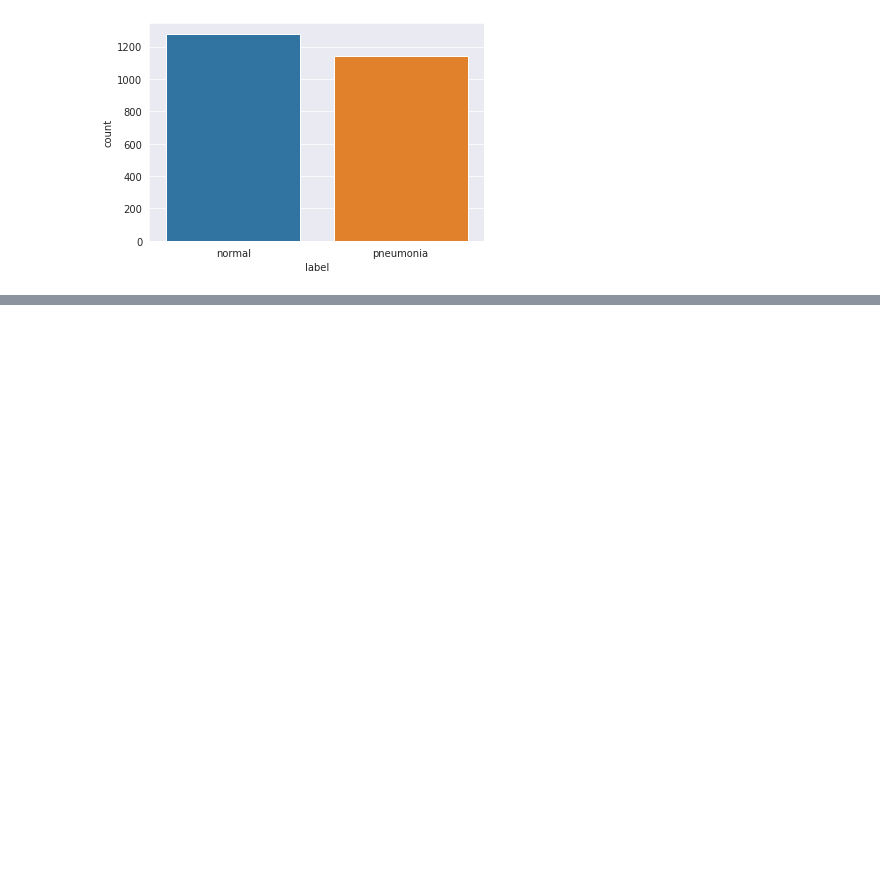
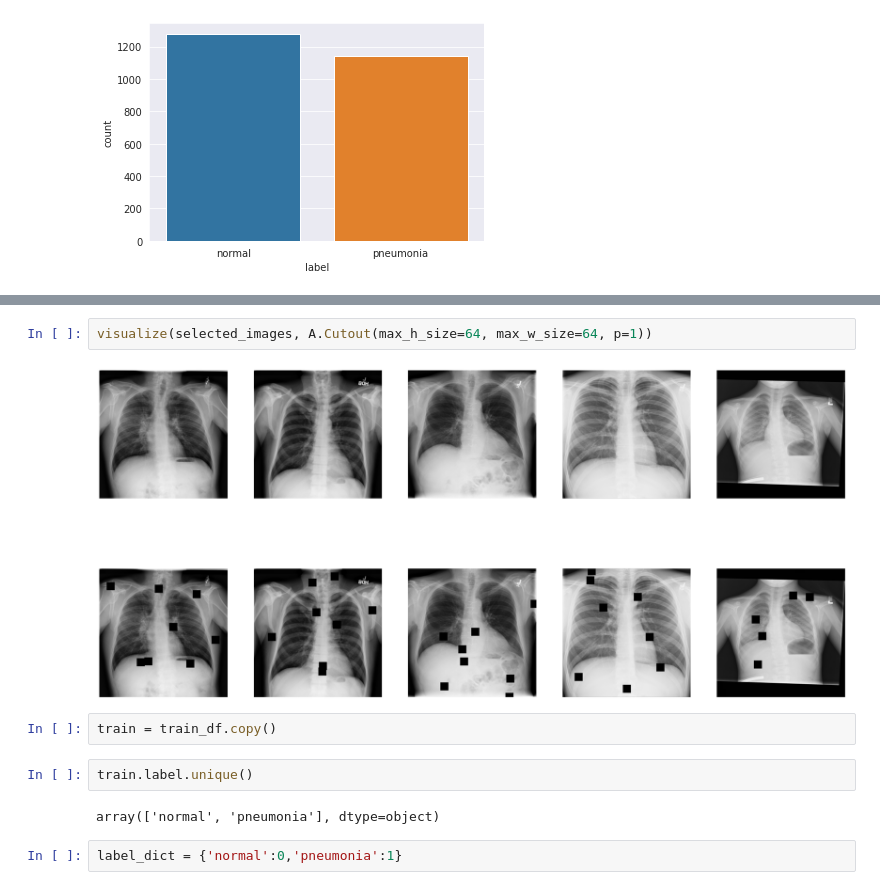
Before and after one commit to plaban1981/Pytorch_lightning, a Jupyter notebook: Pneumonia_Classification_Challenge_by_Segmind_pytorch_lightning.ipynb, the cells around one changed output, grey strips where cells are left out. Drawn from its saved outputs; the diff is of its cells as text; blank space fills up the shorter version.

```diff
--- a/Pneumonia_Classification_Challenge_by_Segmind_pytorch_lightning.ipynb
+++ b/Pneumonia_Classification_Challenge_by_Segmind_pytorch_lightning.ipynb
@@ -128,0 +170,12 @@ ds.__getitem__(1)
+# %%
+visualize(selected_images, A.Cutout(max_h_size=64, max_w_size=64, p=1))
+# %% [output]
+[figure, added]
+# %%
+train = train_df.copy()
+# %%
+train.label.unique()
+# %% [output]
+array(['normal', 'pneumonia'], dtype=object)
+# %%
+label_dict = {'normal':0,'pneumonia':1}
```
Also changed, not shown: parts of 66 cells of this notebook.
